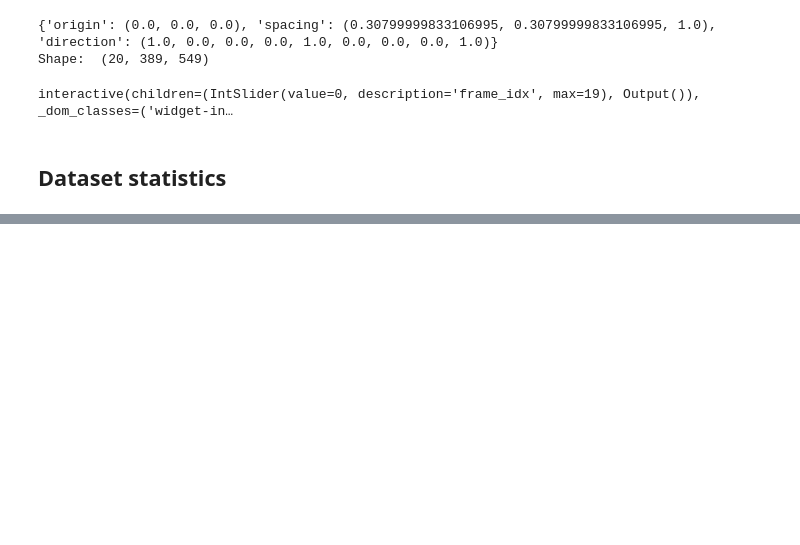
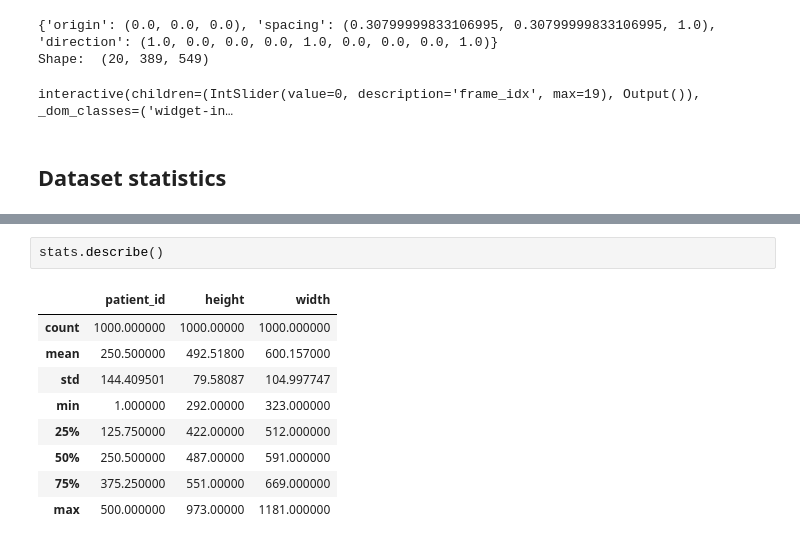
Before and after one commit to eriksalv/mamba-mic, a Jupyter notebook: notebooks/camus-eda.ipynb, the cells around one changed output, grey strips where cells are left out. Cells and saved outputs as stored; diff of their text form; blank space fills up the shorter version.

```diff
--- a/notebooks/camus-eda.ipynb
+++ b/notebooks/camus-eda.ipynb
@@ -286,3 +252,15 @@ stats.head(10)
 | 7 | 4 | 4CH | (0.30799999833106995, 0.307999998... | (454, 641) | 454 | 641 | (0.0, 0.0) | (1.0, 0.0, 0.0, 1.0) | 18 | 1 | ... |
 | 8 | 5 | 2CH | (0.30799999833106995, 0.307999998... | (487, 591) | 487 | 591 | (0.0, 0.0) | (1.0, 0.0, 0.0, 1.0) | 20 | 1 | ... |
 | 9 | 5 | 4CH | (0.30799999833106995, 0.307999998... | (487, 591) | 487 | 591 | (0.0, 0.0) | (1.0, 0.0, 0.0, 1.0) | 20 | 1 | ... |
+# %%
+stats.describe()
+# %% [output]
+|  | patient_id | height | width |
+| count | 1000.000000 | 1000.00000 | 1000.000000 |
+| mean | 250.500000 | 492.51800 | 600.157000 |
+| std | 144.409501 | 79.58087 | 104.997747 |
+| min | 1.000000 | 292.00000 | 323.000000 |
+| 25% | 125.750000 | 422.00000 | 512.000000 |
+| 50% | 250.500000 | 487.00000 | 591.000000 |
+| 75% | 375.250000 | 551.00000 | 669.000000 |
+| max | 500.000000 | 973.00000 | 1181.000000 |
```
Also changed, not shown: parts of 5 cells of this notebook, 5 other files.
